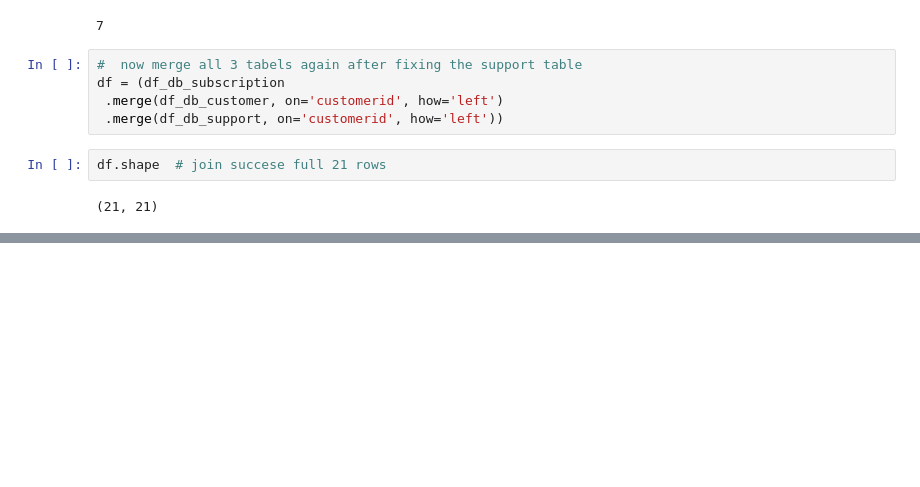
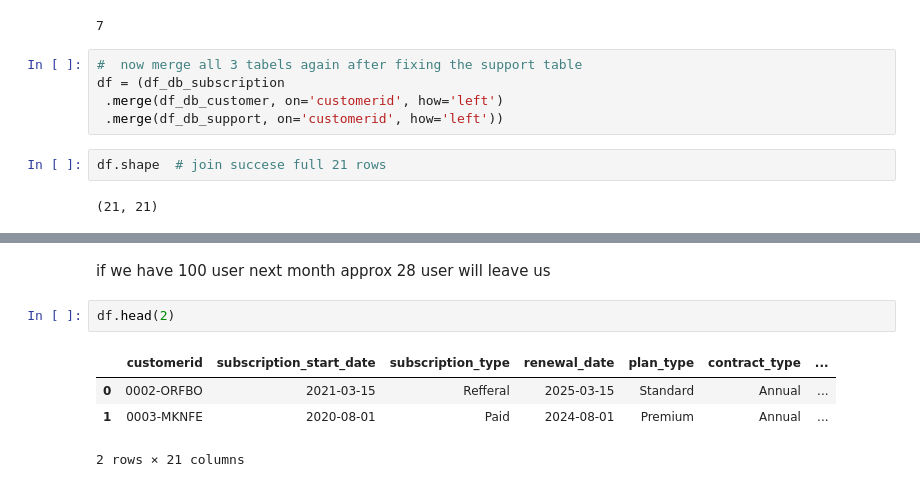
Before and after one commit to predictor450v/churn_analysis_project, a Jupyter notebook: churn.ipynb, the cells around one changed output, grey strips where cells are left out. Saved outputs shown, nothing was run; the diff lists cells and outputs as text; blank space fills up the shorter version.

```diff
--- a/churn.ipynb
+++ b/churn.ipynb
@@ -429,0 +457,9 @@ df.shape  # join succese full 21 rows
+# %% [markdown]
+if we have 100 user next month approx 28 user will leave us
+# %%
+df.head(2)
+# %% [output]
+|  | customerid | subscription_start_date | subscription_type | renewal_date | plan_type | contract_type | ... |
+| 0 | 0002-ORFBO | 2021-03-15 | Refferal | 2025-03-15 | Standard | Annual | ... |
+| 1 | 0003-MKNFE | 2020-08-01 | Paid | 2024-08-01 | Premium | Annual | ... |
+2 rows × 21 columns
```
Also changed, not shown: parts of 8 cells of this notebook.
